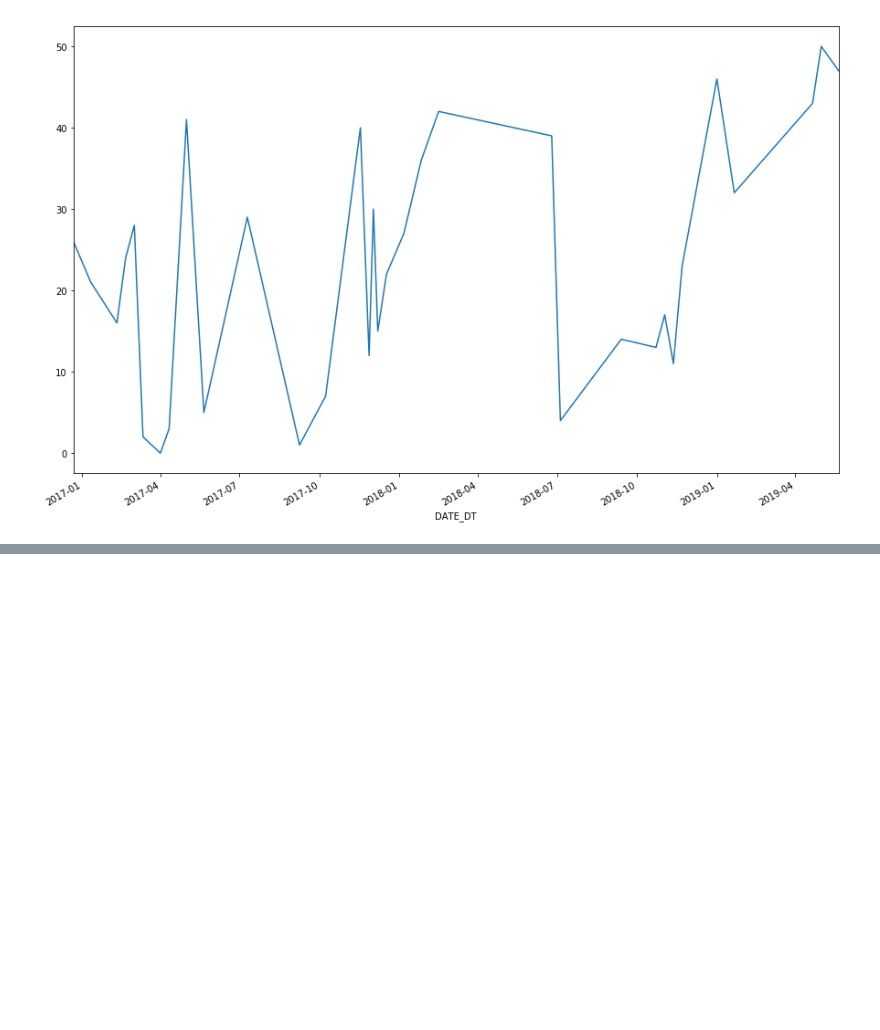
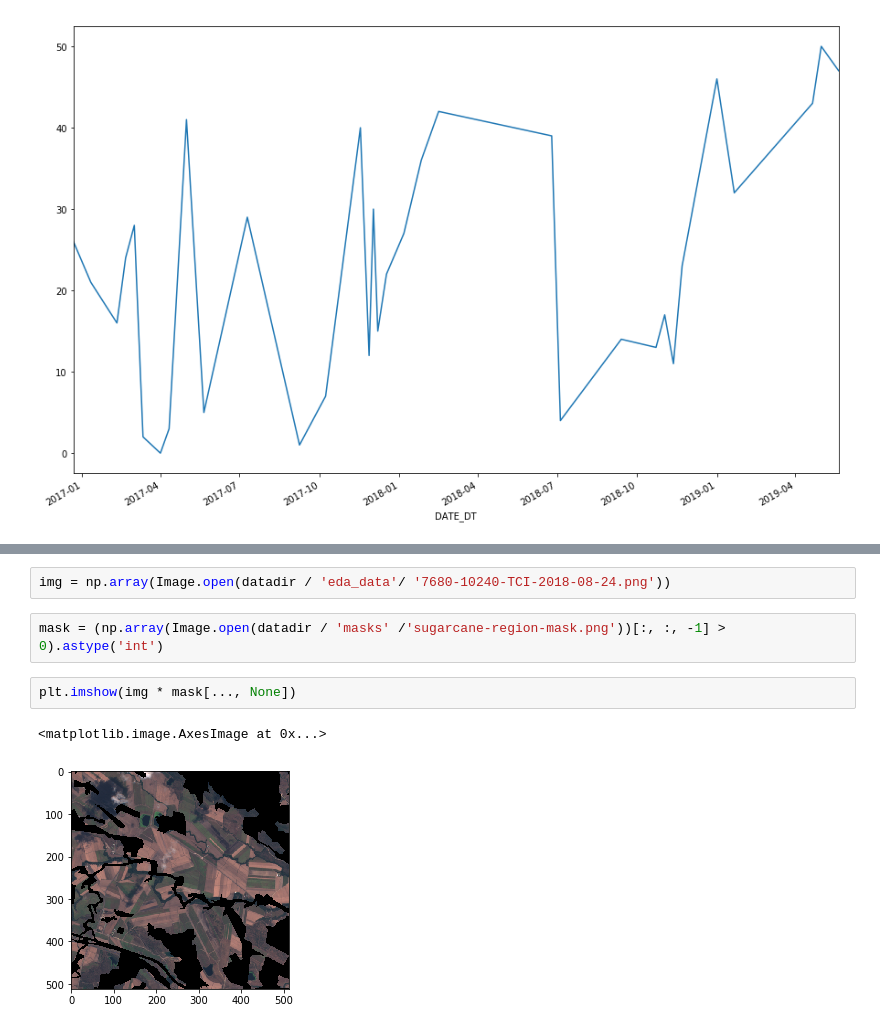
Before and after one commit to xiaochuan-du/mel-datathon-data, a Jupyter notebook: notebooks/EDA.ipynb, the cells around one changed output, grey strips where cells are left out. Drawn from its saved outputs; the diff is of its cells as text; blank space fills up the shorter version.

```diff
--- a/notebooks/EDA.ipynb
+++ b/notebooks/EDA.ipynb
@@ -138,0 +140,9 @@ eda_imags['MEAN'].plot()
+# %%
+img = np.array(Image.open(datadir / 'eda_data'/ '7680-10240-TCI-2018-08-24.png'))
+# %%
+mask = (np.array(Image.open(datadir / 'masks' /'sugarcane-region-mask.png'))[:, :, -1] > 0).astype('int')
+# %%
+plt.imshow(img * mask[..., None])
+# %% [output]
+<matplotlib.image.AxesImage at 0x...>
+[figure, added]
```
Also changed, not shown: parts of 10 cells of this notebook, 4 other files.
